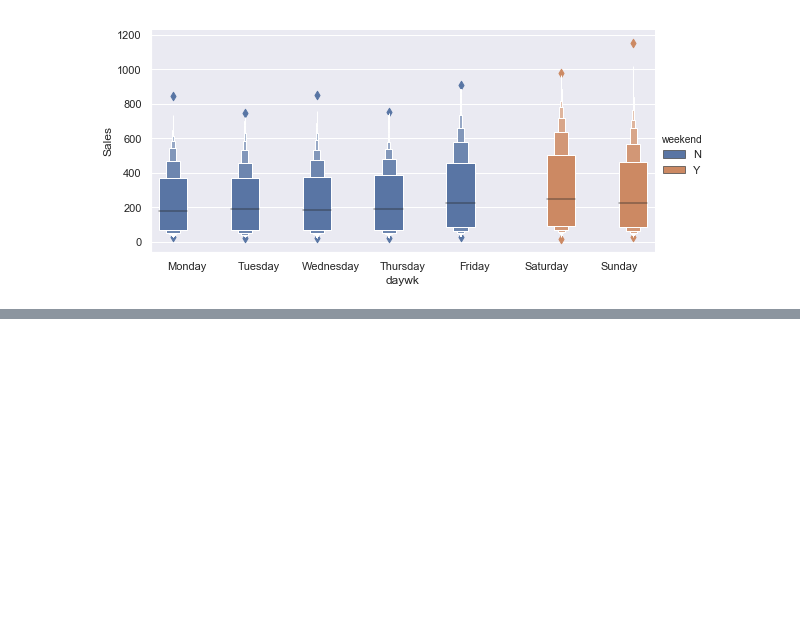
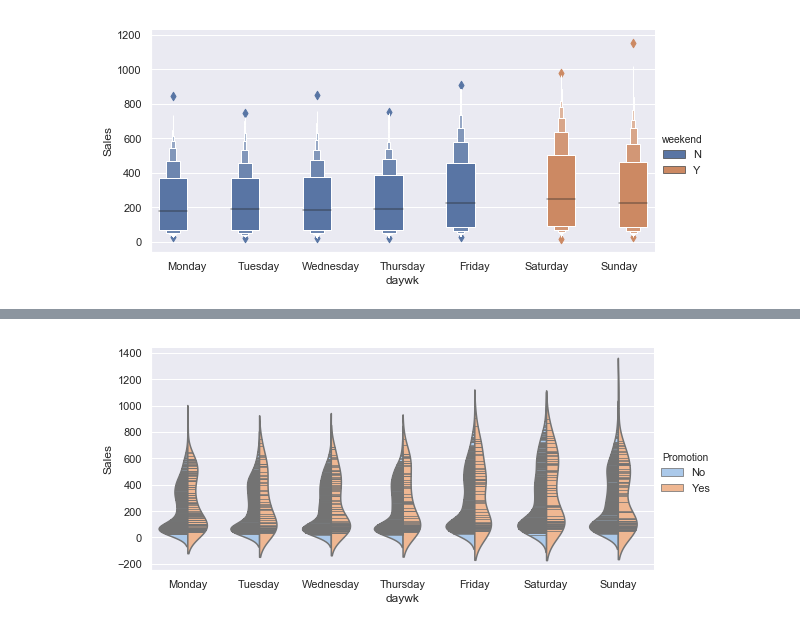
Before and after one commit to allaccountstaken/matplotlib, a Jupyter notebook: seaboard_workout.ipynb, the cells around one changed output, grey strips where cells are left out. Saved outputs shown, nothing was run; the diff lists cells and outputs as text; code cells hidden in the pictures; blank space fills up the shorter version.

```diff
--- a/seaboard_workout.ipynb
+++ b/seaboard_workout.ipynb
@@ -192,0 +210,8 @@ plt.show()
+# %%
+day_order=['Monday', 'Tuesday', 'Wednesday', 'Thursday', 'Friday', 'Saturday', 'Sunday']
+sns.catplot(x='daywk', y='Sales', data=long_sales, kind='violin',
+            order=day_order, hue='Promotion', heu_order=['Yes', 'No'], split=True, inner='stick',
+            palette='pastel', height=4, aspect=2)
+plt.show()
+# %% [output]
+[figure, added]
```
Also changed, not shown: parts of 5 cells of this notebook.
